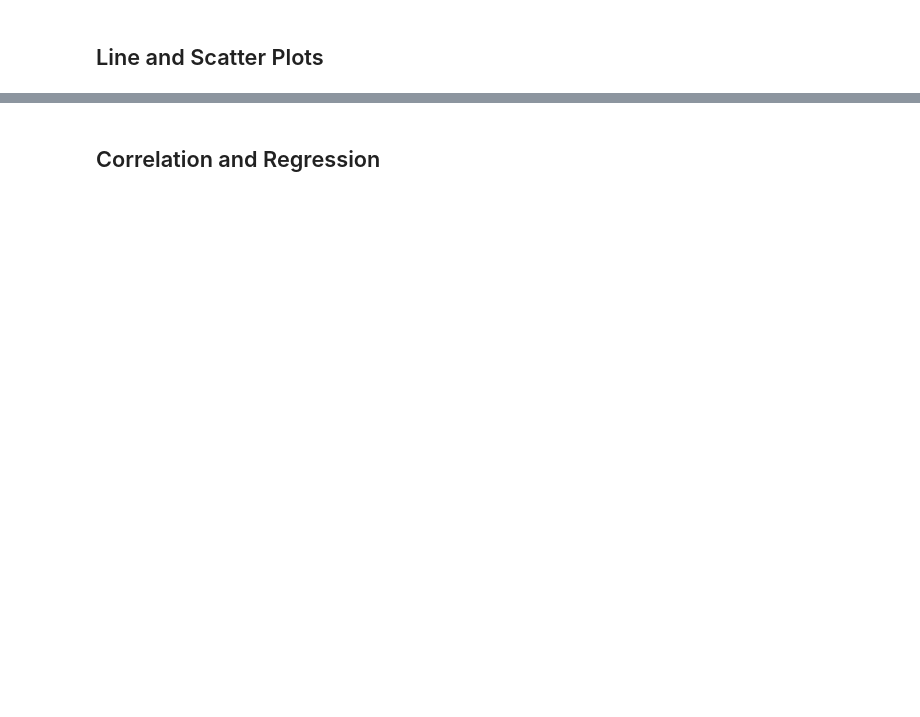
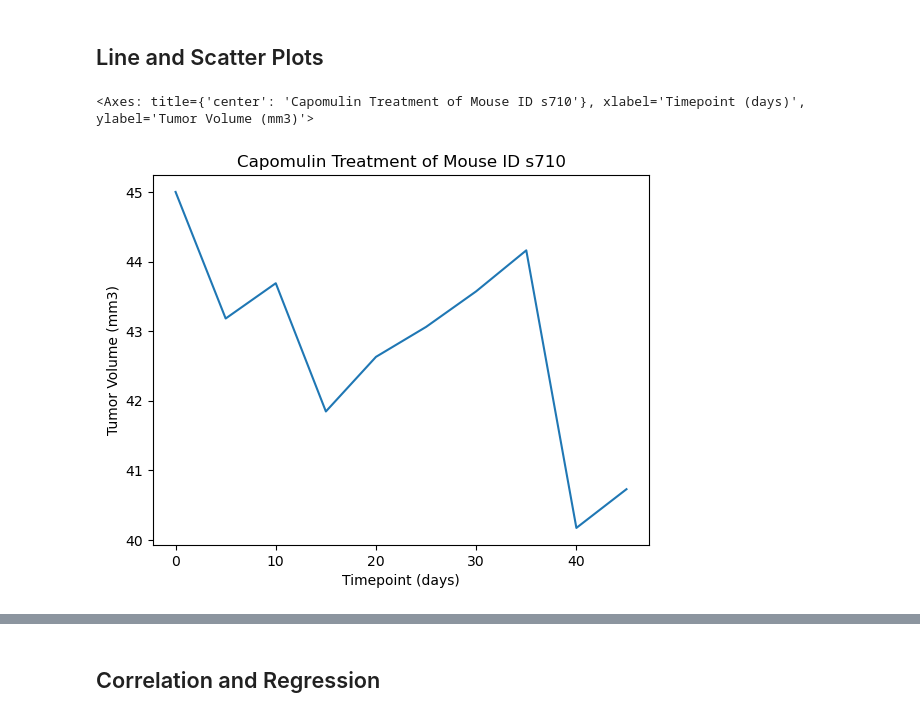
Before and after one commit to peggz19/matplotlib---challenge, a Jupyter notebook: pymaceuticals.ipynb, the cells around one changed output, grey strips where cells are left out. Cells and saved outputs as stored; diff of their text form; code cells hidden in the pictures; blank space fills up the shorter version.

```diff
--- a/pymaceuticals.ipynb
+++ b/pymaceuticals.ipynb
@@ -279,3 +280,15 @@ data.plot(kind='box',
 ## Line and Scatter Plots
 # %%
 # Generate a line plot of tumor volume vs. time point for a single mouse treated with Capomulin
+
+    #The mouse chosen is s710
+s710_df = clean_df.loc[clean_df['Mouse ID']== 's710']
+s710_chart_df = s710_df[['Tumor Volume (mm3)','Timepoint']].set_index('Timepoint')
+s710_chart_df.plot(kind='line',
+                  xlabel = 'Timepoint (days)',
+                  ylabel = 'Tumor Volume (mm3)',
+                  legend = False,
+                  title = 'Capomulin Treatment of Mouse ID s710')
+# %% [output]
+<Axes: title={'center': 'Capomulin Treatment of Mouse ID s710'}, xlabel='Timepoint (days)', ylabel='Tumor Volume (mm3)'>
+[figure, added]
```
Also changed, not shown: parts of 6 cells of this notebook.
